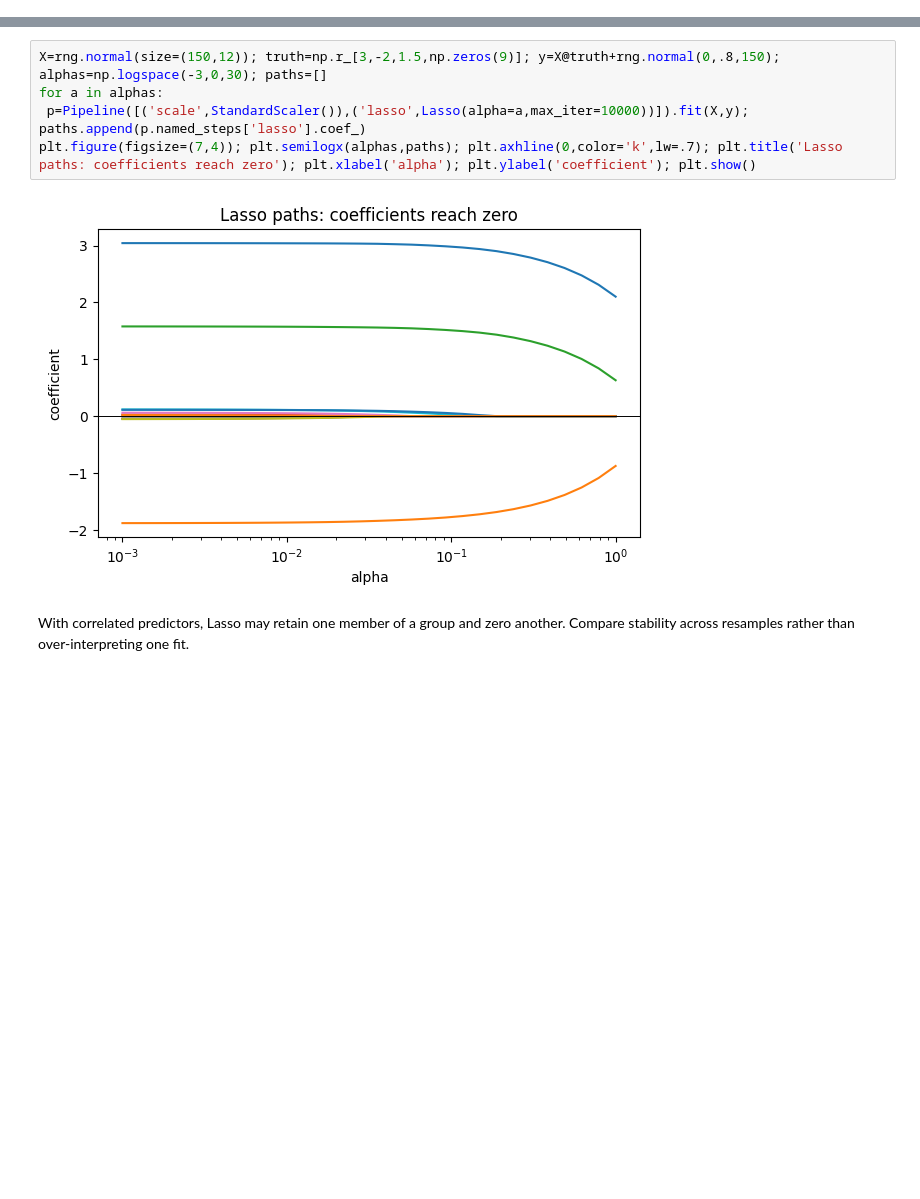
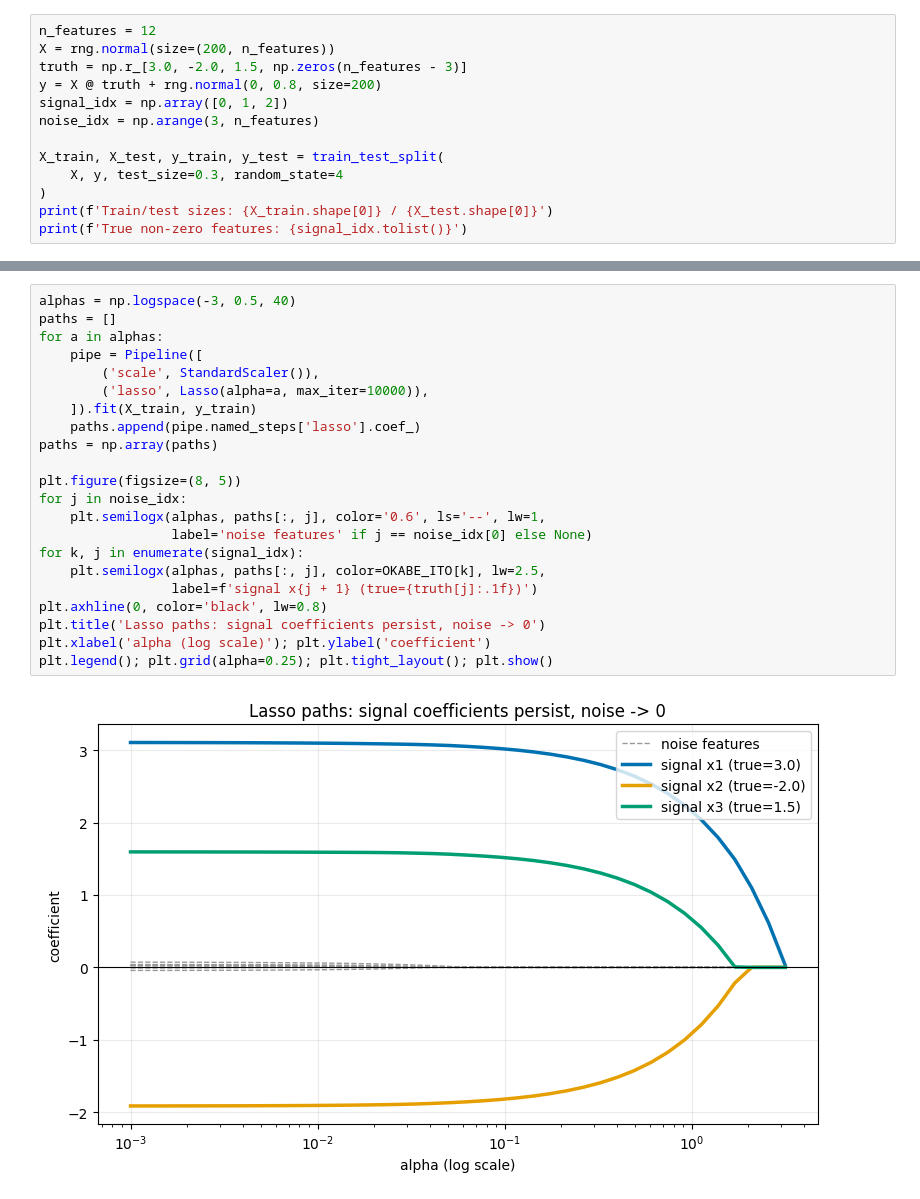
Before and after one commit to Ramu-DE/Linermodel, a Jupyter notebook: notebooks/03_lasso_regression.ipynb, the cells around one changed output, grey strips where cells are left out. Saved outputs shown, nothing was run; the diff lists cells and outputs as text; blank space fills up the shorter version.

```diff
--- a/notebooks/03_lasso_regression.ipynb
+++ b/notebooks/03_lasso_regression.ipynb
@@ -15,0 +52,13 @@ rng=np.random.default_rng(42)
+# %%
+n_features = 12
+X = rng.normal(size=(200, n_features))
+truth = np.r_[3.0, -2.0, 1.5, np.zeros(n_features - 3)]
+y = X @ truth + rng.normal(0, 0.8, size=200)
+signal_idx = np.array([0, 1, 2])
+noise_idx = np.arange(3, n_features)
+
+X_train, X_test, y_train, y_test = train_test_split(
+    X, y, test_size=0.3, random_state=4
+)
+print(f'Train/test sizes: {X_train.shape[0]} / {X_test.shape[0]}')
+print(f'True non-zero features: {signal_idx.tolist()}')
@@ -16,9 +71,24 @@ rng=np.random.default_rng(42)
 # %%
-X=rng.normal(size=(150,12)); truth=np.r_[3,-2,1.5,np.zeros(9)]; y=X@truth+rng.normal(0,.8,150); alphas=np.logspace(-3,0,30); paths=[]
+alphas = np.logspace(-3, 0.5, 40)
+paths = []
 for a in alphas:
- p=Pipeline([('scale',StandardScaler()),('lasso',Lasso(alpha=a,max_iter=10000))]).fit(X,y); paths.append(p.named_steps['lasso'].coef_)
-plt.figure(figsize=(7,4)); plt.semilogx(alphas,paths); plt.axhline(0,color='k',lw=.7); plt.title('Lasso paths: coefficients reach zero'); plt.xlabel('alpha'); plt.ylabel('coefficient'); plt.show()
+    pipe = Pipeline([
+        ('scale', StandardScaler()),
+        ('lasso', Lasso(alpha=a, max_iter=10000)),
+    ]).fit(X_train, y_train)
+    paths.append(pipe.named_steps['lasso'].coef_)
+paths = np.array(paths)
+
+plt.figure(figsize=(8, 5))
+for j in noise_idx:
+    plt.semilogx(alphas, paths[:, j], color='0.6', ls='--', lw=1,
+                 label='noise features' if j == noise_idx[0] else None)
+for k, j in enumerate(signal_idx):
+    plt.semilogx(alphas, paths[:, j], color=OKABE_ITO[k], lw=2.5,
+                 label=f'signal x{j + 1} (true={truth[j]:.1f})')
+plt.axhline(0, color='black', lw=0.8)
+plt.title('Lasso paths: signal coefficients persist, noise -> 0')
+plt.xlabel('alpha (log scale)'); plt.ylabel('coefficient')
+plt.legend(); plt.grid(alpha=0.25); plt.tight_layout(); plt.show()
 # %% [output]
-[figure, old version]
+[figure, new version]
-# %% [markdown]
-With correlated predictors, Lasso may retain one member of a group and zero another. Compare stability across resamples rather than over-interpreting one fit.
```
Also changed, not shown: parts of 13 cells of this notebook, 6 other files.
